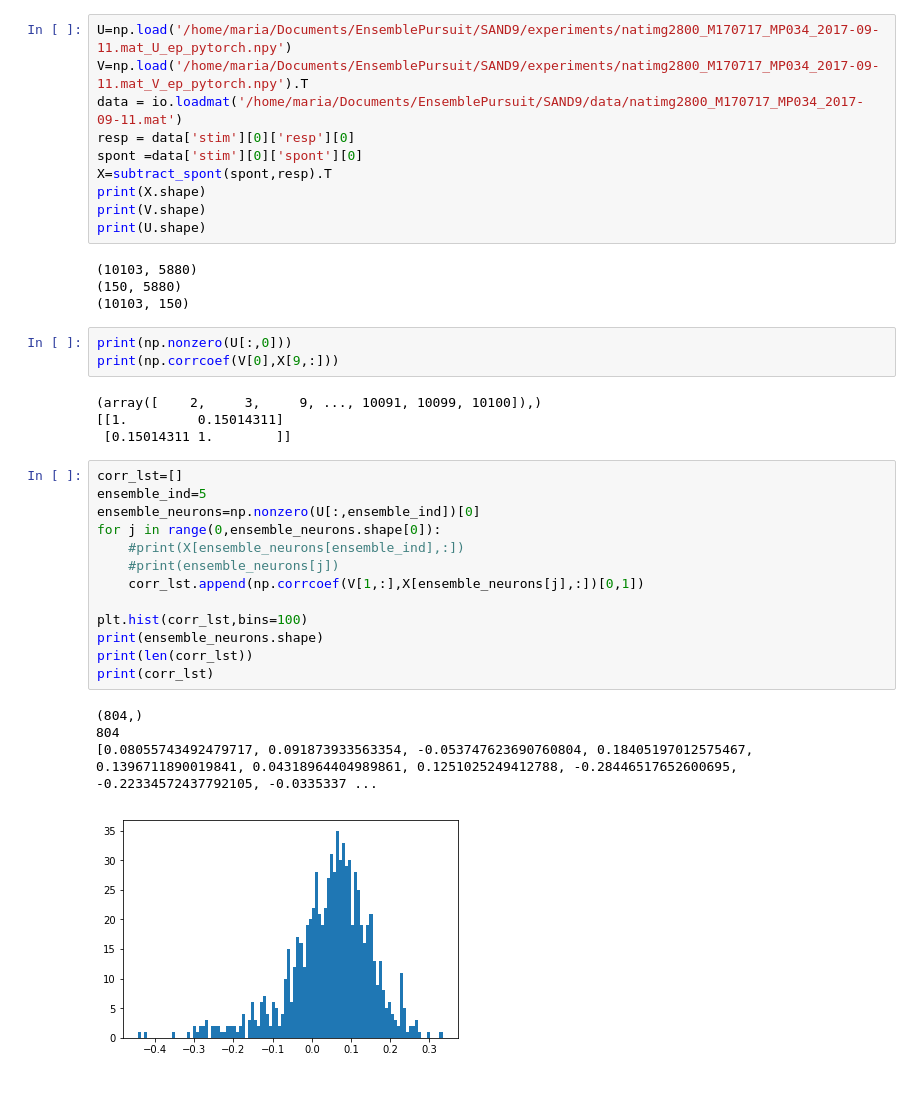
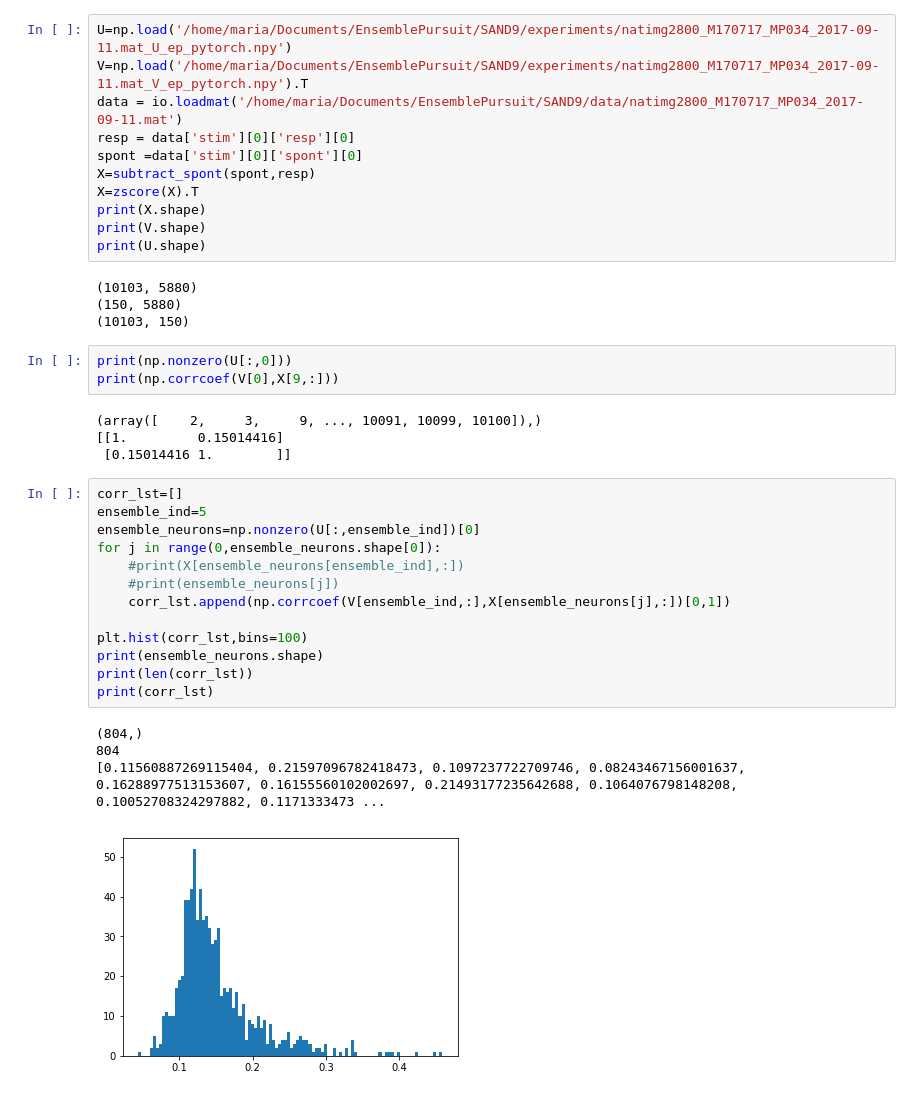
Before and after one commit to MouseLand/EnsemblePursuit, a Jupyter notebook: Visualizations/CorrelationBetweenVandNeurons_draft.ipynb, the cells around one changed output. Saved outputs shown, nothing was run; the diff lists cells and outputs as text.

```diff
--- a/Visualizations/CorrelationBetweenVandNeurons_draft.ipynb
+++ b/Visualizations/CorrelationBetweenVandNeurons_draft.ipynb
@@ -12,7 +12,8 @@ V=np.load('/home/maria/Documents/EnsemblePursuit/SAND9/experiments/natimg2800_M1
 data = io.loadmat('/home/maria/Documents/EnsemblePursuit/SAND9/data/natimg2800_M170717_MP034_2017-09-11.mat')
 resp = data['stim'][0]['resp'][0]
 spont =data['stim'][0]['spont'][0]
-X=subtract_spont(spont,resp).T
+X=subtract_spont(spont,resp)
+X=zscore(X).T
 print(X.shape)
 print(V.shape)
 print(U.shape)
@@ -25,23 +26,23 @@ print(np.nonzero(U[:,0]))
 print(np.corrcoef(V[0],X[9,:]))
 # %% [output]
 (array([    2,     3,     9, ..., 10091, 10099, 10100]),)
-[[1.         0.15014311]
- [0.15014311 1.        ]]
+[[1.         0.15014416]
+ [0.15014416 1.        ]]
 # %%
 corr_lst=[]
 ensemble_ind=5
 ensemble_neurons=np.nonzero(U[:,ensemble_ind])[0]
 for j in range(0,ensemble_neurons.shape[0]):
     #print(X[ensemble_neurons[ensemble_ind],:])
     #print(ensemble_neurons[j])
-    corr_lst.append(np.corrcoef(V[1,:],X[ensemble_neurons[j],:])[0,1])
+    corr_lst.append(np.corrcoef(V[ensemble_ind,:],X[ensemble_neurons[j],:])[0,1])
 
 plt.hist(corr_lst,bins=100)
 print(ensemble_neurons.shape)
 print(len(corr_lst))
 print(corr_lst)
 # %% [output]
 (804,)
 804
-[0.08055743492479717, 0.091873933563354, -0.053747623690760804, 0.18405197012575467, 0.1396711890019841, 0.04318964404989861, 0.1251025249412788, -0.28446517652600695, -0.22334572437792105, -0.0335337 ...
+[0.11560887269115404, 0.21597096782418473, 0.1097237722709746, 0.08243467156001637, 0.16288977513153607, 0.16155560102002697, 0.21493177235642688, 0.1064076798148208, 0.10052708324297882, 0.1171333473 ...
-[figure, old version]
+[figure, new version]
```
Also changed, not shown: 3 other files.
